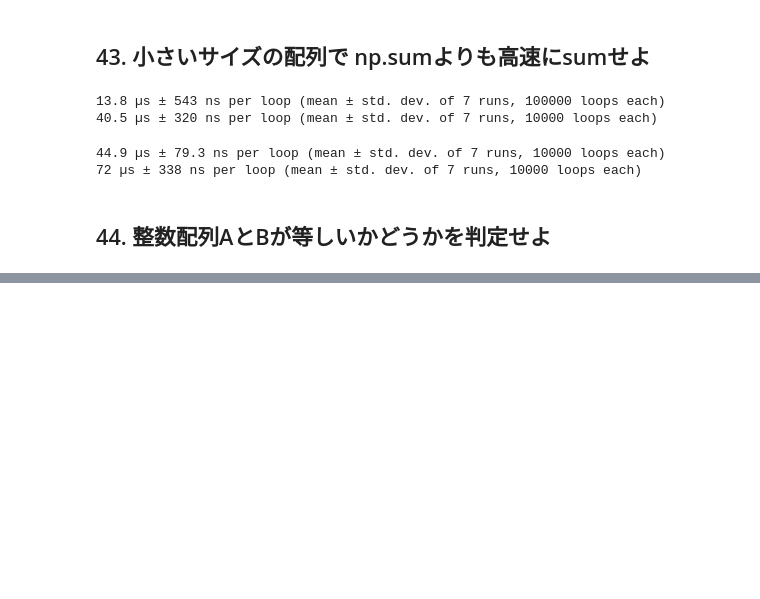
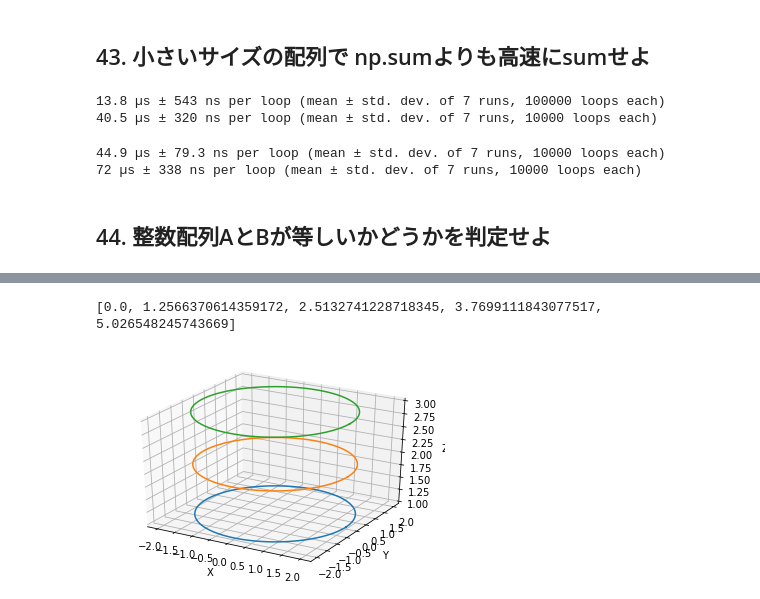
Before and after one commit to MuuCode/Numpy_dojo101, a Jupyter notebook: Chapter5.ipynb, the cells around one changed output, grey strips where cells are left out. Saved outputs shown, nothing was run; the diff lists cells and outputs as text; code cells hidden in the pictures; blank space fills up the shorter version.

```diff
--- a/Chapter5.ipynb
+++ b/Chapter5.ipynb
@@ -86,0 +360,38 @@ print()
+# %%
+angles = [n / float(N) * 2 * np.pi for n in range(N)]
+print(angles)
+# %% [output]
+[0.0, 1.2566370614359172, 2.5132741228718345, 3.7699111843077517, 5.026548245743669]
+# %%
+import numpy as np
+import matplotlib.pyplot as plt
+from mpl_toolkits.mplot3d import Axes3D
+
+# 円周上の点を計算
+theta = np.linspace(0, 2 * np.pi, 100)  # 角度
+r = 2  # 半径は2 (x^2 + y^2 = 4)
+
+# x, y 座標を極座標から計算
+x = r * np.cos(theta)
+y = r * np.sin(theta)
+
+# z の高さのリスト
+z_values = [1, 2, 3]
+
+# 3Dプロットを作成
+fig = plt.figure()
+ax = fig.add_subplot(111, projection='3d')
+
+# 各zに対して円を描画
+for z in z_values:
+    ax.plot(x, y, zs=z)
+
+# ラベルを設定
+ax.set_xlabel("X")
+ax.set_ylabel("Y")
+ax.set_zlabel("Z")
+
+# グラフを表示
+plt.show()
+# %% [output]
+[figure, added]
```
Also changed, not shown: parts of 20 cells of this notebook.
